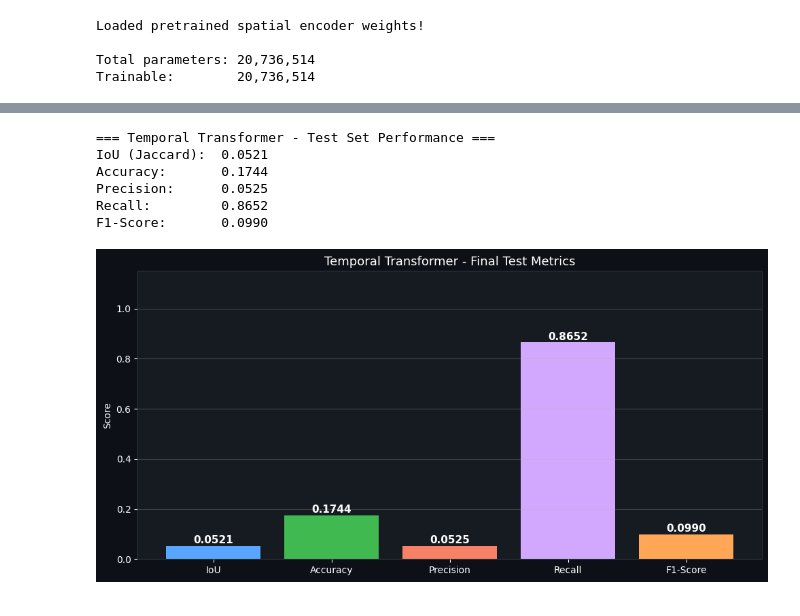
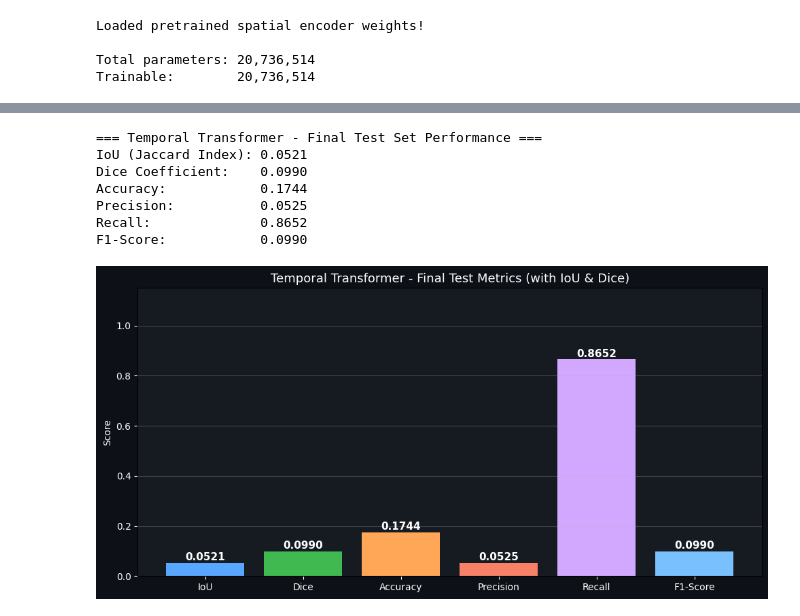
Before and after one commit to Impana2305/Sar-Spatiotemporal-Analysis, a Jupyter notebook: notebooks/07_Transformer.ipynb, the cells around one changed output, grey strips where cells are left out. Cells and saved outputs as stored; diff of their text form; code cells hidden in the pictures.

```diff
--- a/notebooks/07_Transformer.ipynb
+++ b/notebooks/07_Transformer.ipynb
@@ -123,7 +119,7 @@ scheduler = ReduceLROnPlateau(optimizer, mode='max', factor=0.5, patience=3)
 models_dir = os.path.join(ROOT_DIR, 'models')
 os.makedirs(models_dir, exist_ok=True)
 
-train_losses, val_losses, val_ious, val_f1s = [], [], [], []
+train_losses, val_losses, val_ious, val_dices, val_f1s = [], [], [], [], []
 best_iou = 0.0
 patience_counter = 0
 PATIENCE = config['training']['early_stopping_patience']
@@ -160,17 +156,18 @@ for epoch in range(NUM_EPOCHS):
 
     all_preds   = torch.cat(all_preds)
     all_targets = torch.cat(all_targets)
-    iou, acc, prec, rec, f1 = calculate_metrics(all_preds, all_targets)
+    iou, acc, prec, rec, f1, dice = calculate_metrics(all_preds, all_targets)
 
     train_losses.append(train_loss)
     val_losses.append(val_loss)
     val_ious.append(iou)
+    val_dices.append(dice)
     val_f1s.append(f1)
 
     scheduler.step(iou)
 
     print(f'Epoch [{epoch+1}/{NUM_EPOCHS}] Train Loss: {train_loss:.4f} | Val Loss: {val_loss:.4f} | '
-          f'IoU: {iou:.4f} | F1: {f1:.4f}')
+          f'IoU: {iou:.4f} | Dice: {dice:.4f} | F1: {f1:.4f}')
 
     if iou > best_iou:
         best_iou = iou
@@ -335,45 +345,47 @@ Flood Spread Rate:      -0.020 km2
 # %%
 model.eval()
 all_preds, all_targets = [], []
 
 with torch.no_grad():
     for seq_data, target in test_loader:
         seq_data = seq_data.to(device)
         outputs = model(seq_data)
         preds = torch.argmax(outputs, dim=1)
         all_preds.append(preds.cpu())
         all_targets.append(target)
 
 all_preds   = torch.cat(all_preds)
 all_targets = torch.cat(all_targets)
-iou, acc, prec, rec, f1 = calculate_metrics(all_preds, all_targets)
+iou, acc, prec, rec, f1, dice = calculate_metrics(all_preds, all_targets)
 
-print('=== Temporal Transformer - Test Set Performance ===')
-print(f'IoU (Jaccard):  {iou:.4f}')
-print(f'Accuracy:       {acc:.4f}')
-print(f'Precision:      {prec:.4f}')
-print(f'Recall:         {rec:.4f}')
-print(f'F1-Score:       {f1:.4f}')
+print('=== Temporal Transformer - Final Test Set Performance ===')
+print(f'IoU (Jaccard Index): {iou:.4f}')
+print(f'Dice Coefficient:    {dice:.4f}')
+print(f'Accuracy:            {acc:.4f}')
+print(f'Precision:           {prec:.4f}')
+print(f'Recall:              {rec:.4f}')
+print(f'F1-Score:            {f1:.4f}')
 
-metrics = {'IoU': iou, 'Accuracy': acc, 'Precision': prec, 'Recall': rec, 'F1-Score': f1}
+metrics = {'IoU': iou, 'Dice': dice, 'Accuracy': acc, 'Precision': prec, 'Recall': rec, 'F1-Score': f1}
 fig, ax = plt.subplots(figsize=(10, 5))
 bars = ax.bar(metrics.keys(), metrics.values(),
-              color=['#58a6ff','#3fb950','#f78166','#d2a8ff','#ffa657'])
+              color=['#58a6ff','#3fb950','#ffa657','#f78166','#d2a8ff','#79c0ff'])
 for bar, val in zip(bars, metrics.values()):
     ax.text(bar.get_x() + bar.get_width()/2, bar.get_height() + 0.01,
             f'{val:.4f}', ha='center', fontsize=11, fontweight='bold')
 ax.set_ylim(0, 1.15)
-ax.set_title('Temporal Transformer - Final Test Metrics', fontsize=13)
+ax.set_title('Temporal Transformer - Final Test Metrics (with IoU & Dice)', fontsize=13)
 ax.set_ylabel('Score')
 ax.grid(True, axis='y', alpha=0.3)
 plt.tight_layout()
 plt.savefig(os.path.join(ROOT_DIR, 'data/transformer_metrics.png'), dpi=120, bbox_inches='tight', facecolor='#0d1117')
 plt.show()
 # %% [output]
-=== Temporal Transformer - Test Set Performance ===
-IoU (Jaccard):  0.0521
-Accuracy:       0.1744
-Precision:      0.0525
-Recall:         0.8652
-F1-Score:       0.0990
+=== Temporal Transformer - Final Test Set Performance ===
+IoU (Jaccard Index): 0.0521
+Dice Coefficient:    0.0990
+Accuracy:            0.1744
+Precision:           0.0525
+Recall:              0.8652
+F1-Score:            0.0990
-[figure, old version]
+[figure, new version]
```
Also changed, not shown: parts of 14 cells of this notebook, 20 other files.
